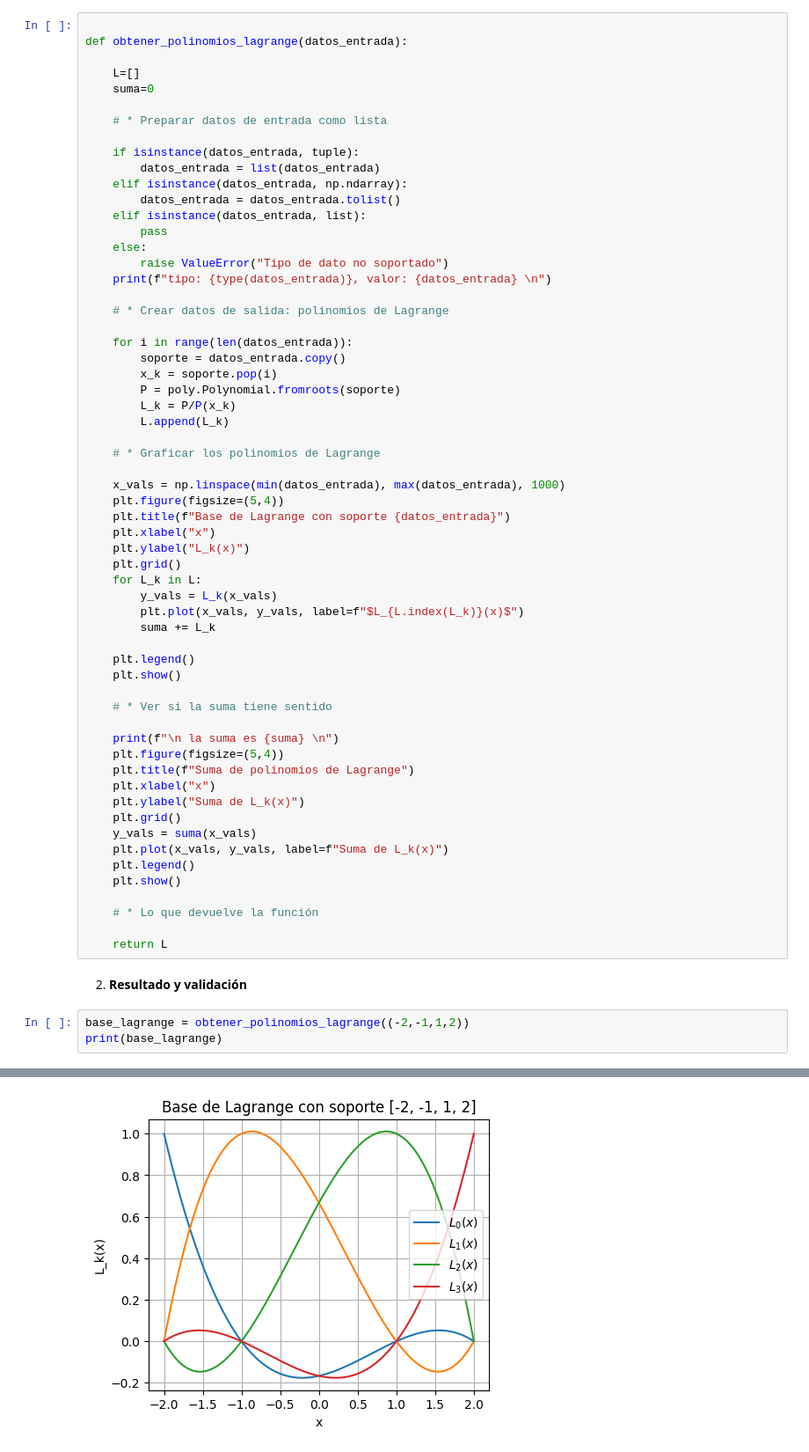
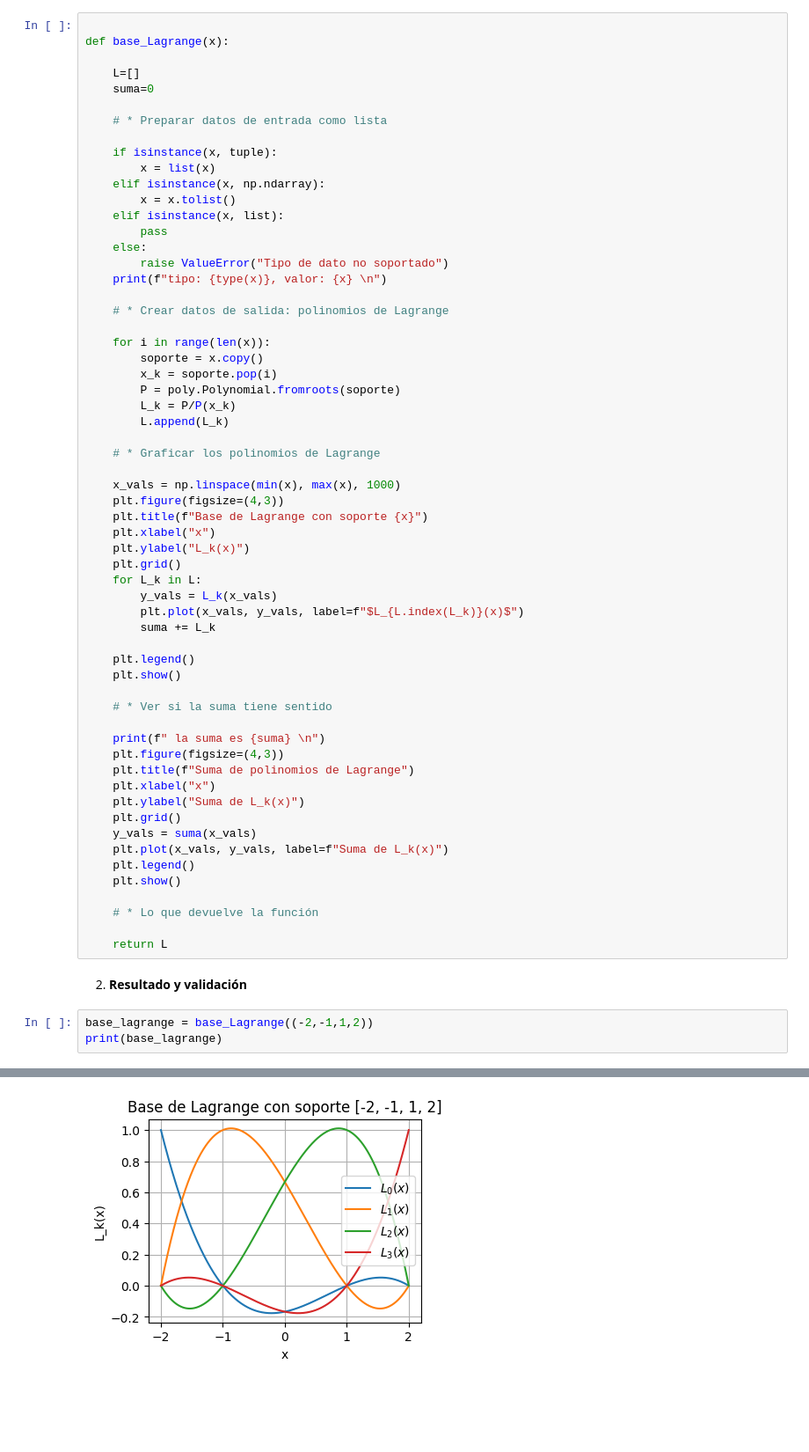
Before and after one commit to Edgarfevi/Proyectos, a Jupyter notebook: Proyectos_python/MNAF2025/archivos_py/MNAF2025.ipynb, the cells around one changed output, grey strips where cells are left out. Shown: that part at 88% size. Cells and saved outputs as stored; diff of their text form; blank space fills up the shorter version.

```diff
--- a/Proyectos_python/MNAF2025/archivos_py/MNAF2025.ipynb
+++ b/Proyectos_python/MNAF2025/archivos_py/MNAF2025.ipynb
@@ -21,27 +21,27 @@ import numpy.polynomial.polynomial as poly
 1. **Función**
 # %%
 
-def obtener_polinomios_lagrange(datos_entrada):
+def base_Lagrange(x):
 
     L=[]
     suma=0
 
     # * Preparar datos de entrada como lista
 
-    if isinstance(datos_entrada, tuple):
-        datos_entrada = list(datos_entrada)
-    elif isinstance(datos_entrada, np.ndarray):
-        datos_entrada = datos_entrada.tolist()
-    elif isinstance(datos_entrada, list):
+    if isinstance(x, tuple):
+        x = list(x)
+    elif isinstance(x, np.ndarray):
+        x = x.tolist()
+    elif isinstance(x, list):
         pass
     else:
         raise ValueError("Tipo de dato no soportado")
-    print(f"tipo: {type(datos_entrada)}, valor: {datos_entrada} \n")
+    print(f"tipo: {type(x)}, valor: {x} \n")
 
     # * Crear datos de salida: polinomios de Lagrange
 
-    for i in range(len(datos_entrada)):
-        soporte = datos_entrada.copy()
+    for i in range(len(x)):
+        soporte = x.copy()
         x_k = soporte.pop(i)
         P = poly.Polynomial.fromroots(soporte)
         L_k = P/P(x_k)
@@ -49,9 +49,9 @@ def obtener_polinomios_lagrange(datos_entrada):
 
     # * Graficar los polinomios de Lagrange
 
-    x_vals = np.linspace(min(datos_entrada), max(datos_entrada), 1000)
-    plt.figure(figsize=(5,4))
-    plt.title(f"Base de Lagrange con soporte {datos_entrada}")
+    x_vals = np.linspace(min(x), max(x), 1000)
+    plt.figure(figsize=(4,3))
+    plt.title(f"Base de Lagrange con soporte {x}")
     plt.xlabel("x")
     plt.ylabel("L_k(x)")
     plt.grid()
@@ -65,8 +65,8 @@ def obtener_polinomios_lagrange(datos_entrada):
 
     # * Ver si la suma tiene sentido
 
-    print(f"\n la suma es {suma} \n")
-    plt.figure(figsize=(5,4))
+    print(f" la suma es {suma} \n")
+    plt.figure(figsize=(4,3))
     plt.title(f"Suma de polinomios de Lagrange")
     plt.xlabel("x")
     plt.ylabel("Suma de L_k(x)")
@@ -82,9 +82,9 @@ def obtener_polinomios_lagrange(datos_entrada):
 # %% [markdown]
 2. **Resultado y validación**
 # %%
-base_lagrange = obtener_polinomios_lagrange((-2,-1,1,2))
+base_lagrange = base_Lagrange((-2,-1,1,2))
 print(base_lagrange)
 # %% [output]
 tipo: <class 'list'>, valor: [-2, -1, 1, 2]
-[figure, old version]
+[figure, new version]
  la suma es 1.0 + (4.16333634e-17)·x
```
Also changed, not shown: parts of 5 cells of this notebook, 1 other file.
